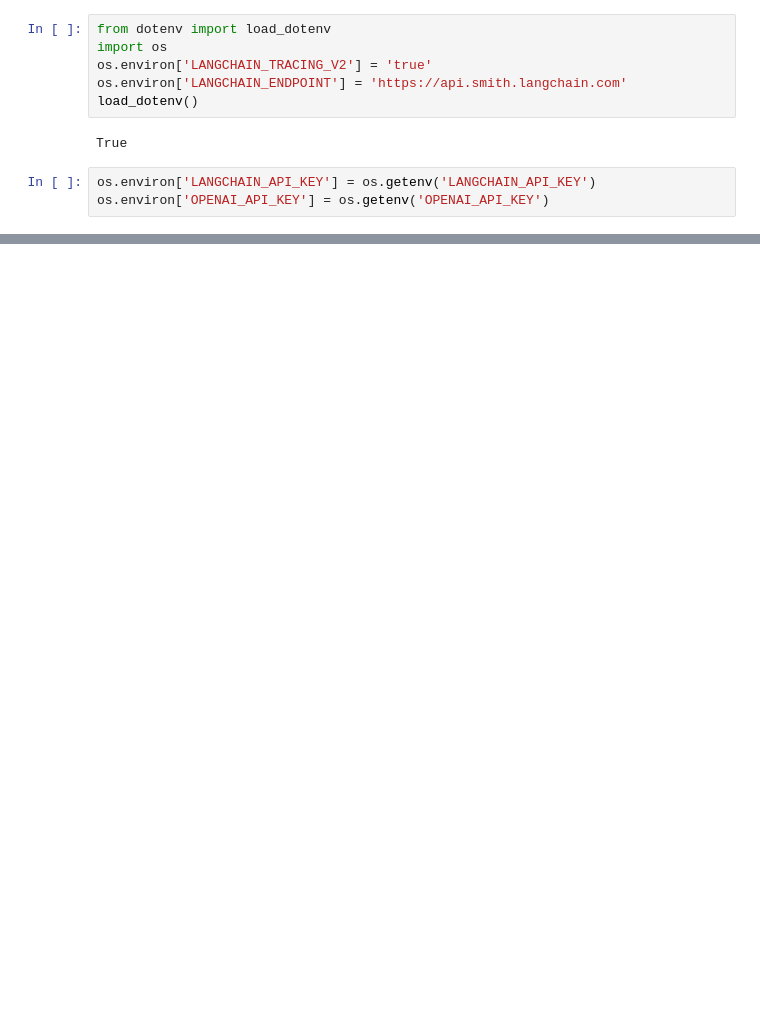
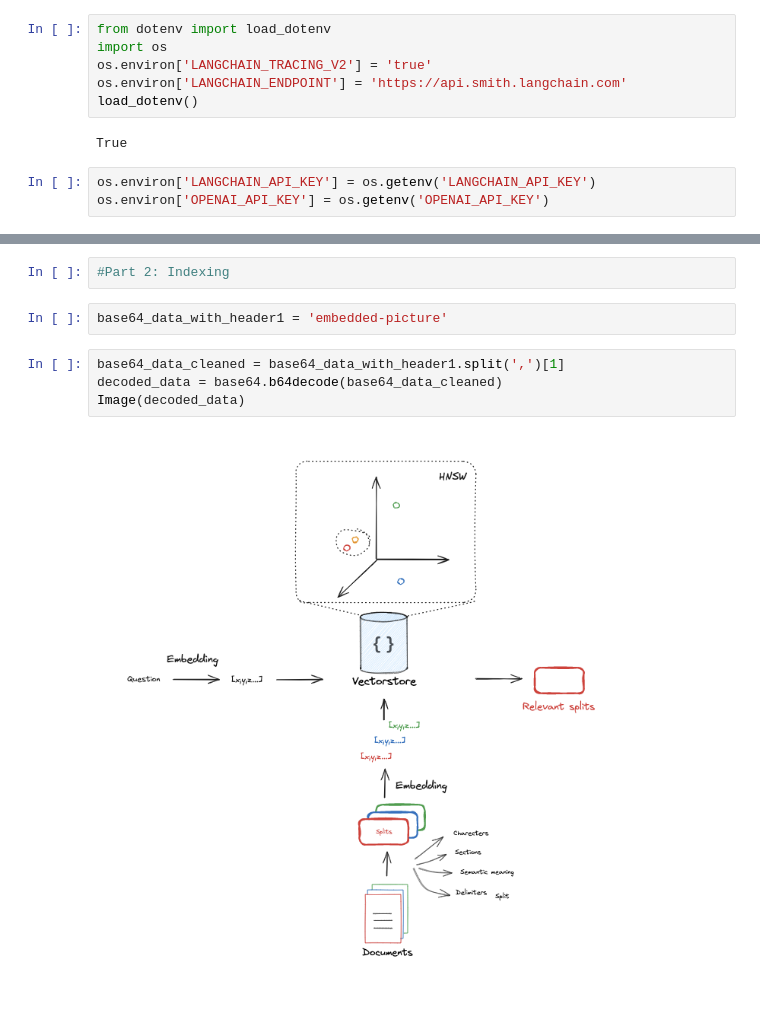
Before and after one commit to ChitraRajasekaran/RAGfromscratch, a Jupyter notebook: ragfromscratch.ipynb, the cells around one changed output, grey strips where cells are left out. Drawn from its saved outputs; the diff is of its cells as text; blank space fills up the shorter version.

```diff
--- a/ragfromscratch.ipynb
+++ b/ragfromscratch.ipynb
@@ -73,0 +88,10 @@ USER_AGENT environment variable not set, consider setting it to identify your re
+# %%
+#Part 2: Indexing
+# %%
+base64_data_with_header1 = 'embedded-picture'
+# %%
+base64_data_cleaned = base64_data_with_header1.split(',')[1]
+decoded_data = base64.b64decode(base64_data_cleaned)
+Image(decoded_data)
+# %% [output]
+[figure, added]
```
Also changed, not shown: parts of 6 cells of this notebook.
